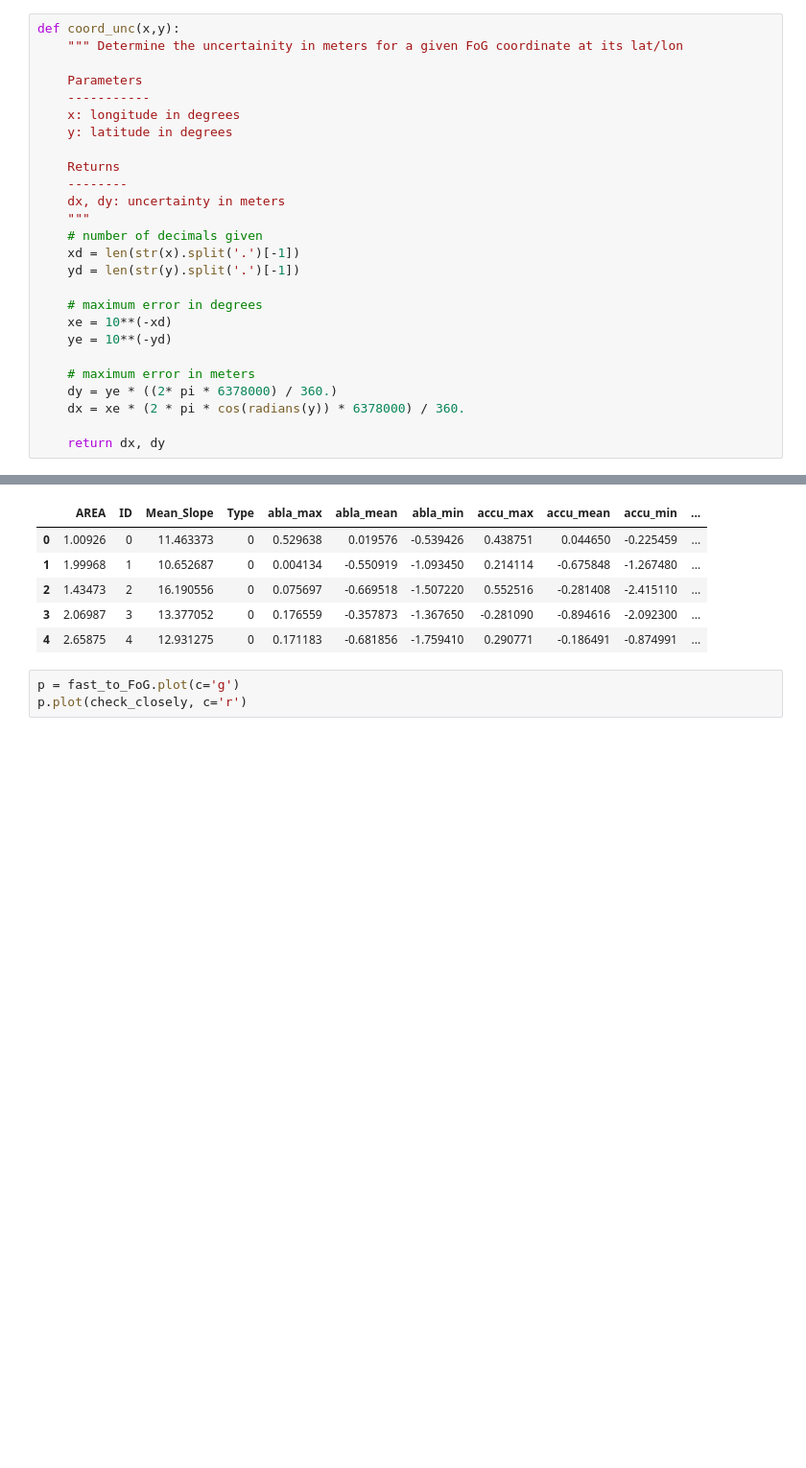
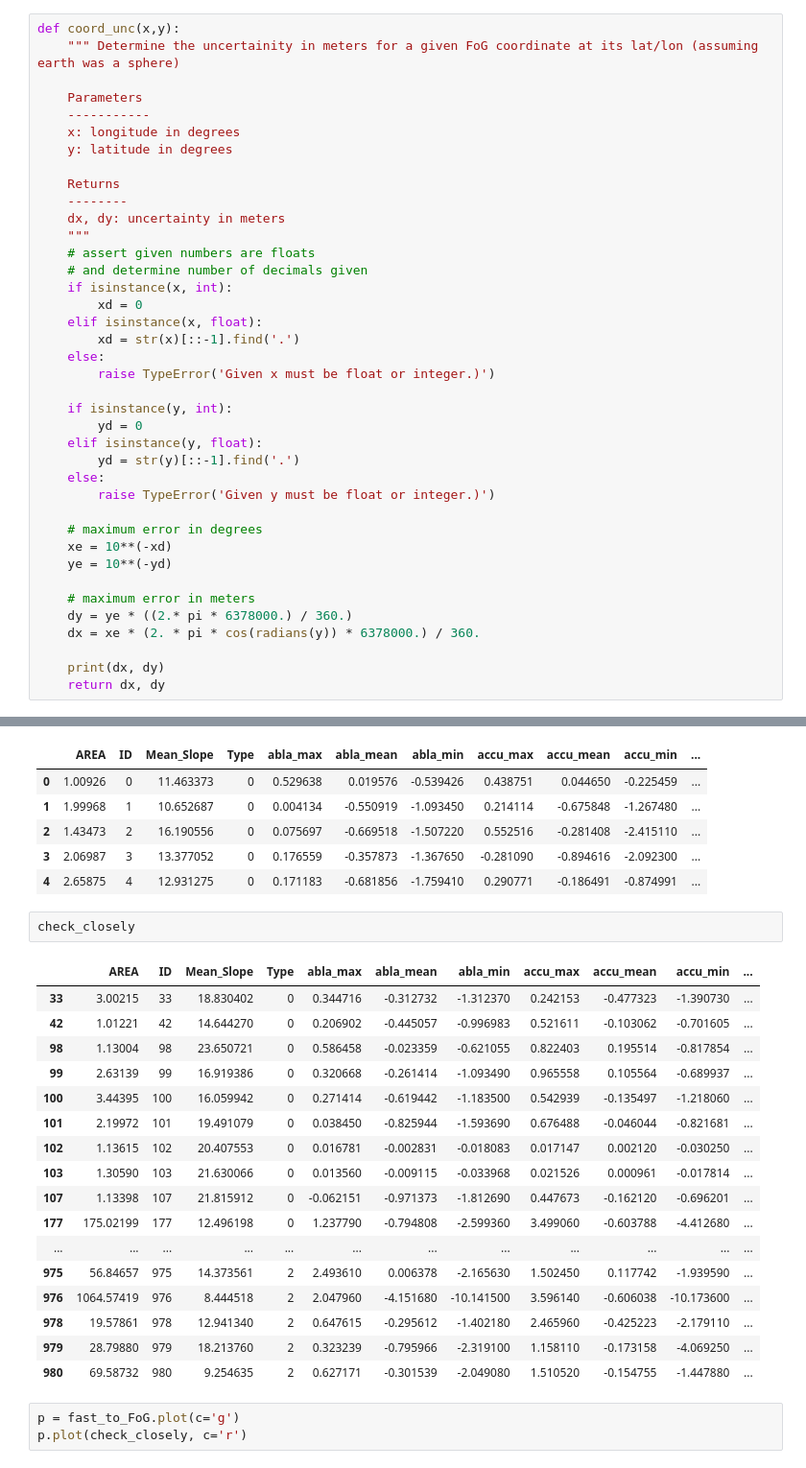
Before and after one commit to JohannesUIBK/glaciers-cci5, a Jupyter notebook: glaciers_cci5/Merge_LeBris_Paul_FoG.ipynb, the cells around one changed output, grey strips where cells are left out. Shown at 96% size. Cells and saved outputs as stored; diff of their text form; blank space fills up the shorter version.

```diff
--- a/glaciers_cci5/Merge_LeBris_Paul_FoG.ipynb
+++ b/glaciers_cci5/Merge_LeBris_Paul_FoG.ipynb
@@ -33,7 +32,7 @@ new_ids = range(10000, 11000, 1)
 # Determine uncertainty for given FoG coordinate
 # %%
 def coord_unc(x,y):
-    """ Determine the uncertainity in meters for a given FoG coordinate at its lat/lon
+    """ Determine the uncertainity in meters for a given FoG coordinate at its lat/lon (assuming earth was a sphere)
 
     Parameters
     -----------
@@ -44,18 +43,31 @@ def coord_unc(x,y):
     --------
     dx, dy: uncertainty in meters
     """
-    # number of decimals given
-    xd = len(str(x).split('.')[-1])
-    yd = len(str(y).split('.')[-1])
+    # assert given numbers are floats
+    # and determine number of decimals given
+    if isinstance(x, int):
+        xd = 0
+    elif isinstance(x, float):
+        xd = str(x)[::-1].find('.')
+    else:
+        raise TypeError('Given x must be float or integer.)')
+
+    if isinstance(y, int):
+        yd = 0
+    elif isinstance(y, float):
+        yd = str(y)[::-1].find('.')
+    else:
+        raise TypeError('Given y must be float or integer.)')
 
     # maximum error in degrees
     xe = 10**(-xd)
     ye = 10**(-yd)
 
     # maximum error in meters
-    dy = ye * ((2* pi * 6378000) / 360.)
-    dx = xe * (2 * pi * cos(radians(y)) * 6378000) / 360.
+    dy = ye * ((2.* pi * 6378000.) / 360.)
+    dx = xe * (2. * pi * cos(radians(y)) * 6378000.) / 360.
 
+    print(dx, dy)
     return dx, dy
 # %%
 def transform_coords(x,y,in_proj=None,out_proj=None):
@@ -138,6 +173,26 @@ fast_to_FoG.head()
 | 2 | 1.43473 | 2 | 16.190556 | 0 | 0.075697 | -0.669518 | -1.507220 | 0.552516 | -0.281408 | -2.415110 | ... |
 | 3 | 2.06987 | 3 | 13.377052 | 0 | 0.176559 | -0.357873 | -1.367650 | -0.281090 | -0.894616 | -2.092300 | ... |
 | 4 | 2.65875 | 4 | 12.931275 | 0 | 0.171183 | -0.681856 | -1.759410 | 0.290771 | -0.186491 | -0.874991 | ... |
+# %%
+check_closely
+# %% [output]
+|  | AREA | ID | Mean_Slope | Type | abla_max | abla_mean | abla_min | accu_max | accu_mean | accu_min | ... |
+| 33 | 3.00215 | 33 | 18.830402 | 0 | 0.344716 | -0.312732 | -1.312370 | 0.242153 | -0.477323 | -1.390730 | ... |
+| 42 | 1.01221 | 42 | 14.644270 | 0 | 0.206902 | -0.445057 | -0.996983 | 0.521611 | -0.103062 | -0.701605 | ... |
+| 98 | 1.13004 | 98 | 23.650721 | 0 | 0.586458 | -0.023359 | -0.621055 | 0.822403 | 0.195514 | -0.817854 | ... |
+| 99 | 2.63139 | 99 | 16.919386 | 0 | 0.320668 | -0.261414 | -1.093490 | 0.965558 | 0.105564 | -0.689937 | ... |
+| 100 | 3.44395 | 100 | 16.059942 | 0 | 0.271414 | -0.619442 | -1.183500 | 0.542939 | -0.135497 | -1.218060 | ... |
+| 101 | 2.19972 | 101 | 19.491079 | 0 | 0.038450 | -0.825944 | -1.593690 | 0.676488 | -0.046044 | -0.821681 | ... |
+| 102 | 1.13615 | 102 | 20.407553 | 0 | 0.016781 | -0.002831 | -0.018083 | 0.017147 | 0.002120 | -0.030250 | ... |
+| 103 | 1.30590 | 103 | 21.630066 | 0 | 0.013560 | -0.009115 | -0.033968 | 0.021526 | 0.000961 | -0.017814 | ... |
+| 107 | 1.13398 | 107 | 21.815912 | 0 | -0.062151 | -0.971373 | -1.812690 | 0.447673 | -0.162120 | -0.696201 | ... |
+| 177 | 175.02199 | 177 | 12.496198 | 0 | 1.237790 | -0.794808 | -2.599360 | 3.499060 | -0.603788 | -4.412680 | ... |
+| ... | ... | ... | ... | ... | ... | ... | ... | ... | ... | ... | ... |
+| 975 | 56.84657 | 975 | 14.373561 | 2 | 2.493610 | 0.006378 | -2.165630 | 1.502450 | 0.117742 | -1.939590 | ... |
+| 976 | 1064.57419 | 976 | 8.444518 | 2 | 2.047960 | -4.151680 | -10.141500 | 3.596140 | -0.606038 | -10.173600 | ... |
+| 978 | 19.57861 | 978 | 12.941340 | 2 | 0.647615 | -0.295612 | -1.402180 | 2.465960 | -0.425223 | -2.179110 | ... |
+| 979 | 28.79880 | 979 | 18.213760 | 2 | 0.323239 | -0.795966 | -2.319100 | 1.158110 | -0.173158 | -4.069250 | ... |
+| 980 | 69.58732 | 980 | 9.254635 | 2 | 0.627171 | -0.301539 | -2.049080 | 1.510520 | -0.154755 | -1.447880 | ... |
 # %%
 p = fast_to_FoG.plot(c='g')
 p.plot(check_closely, c='r')
```
Also changed, not shown: parts of 14 cells of this notebook.
